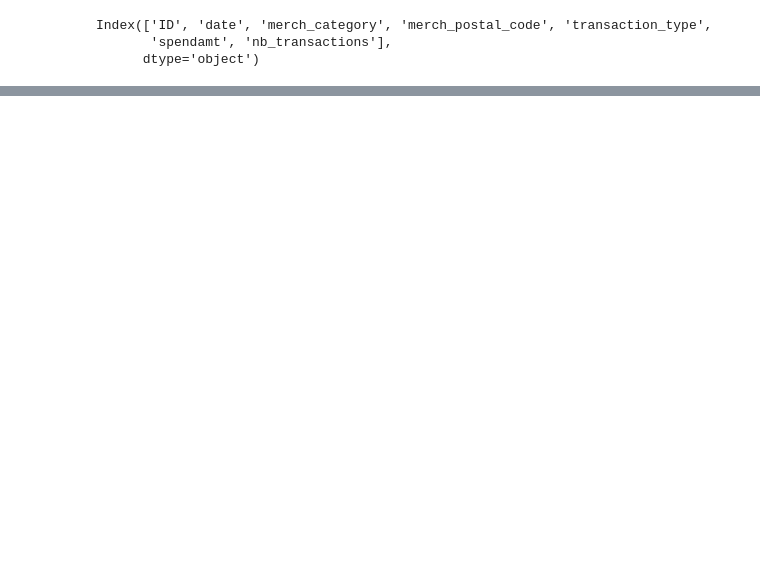
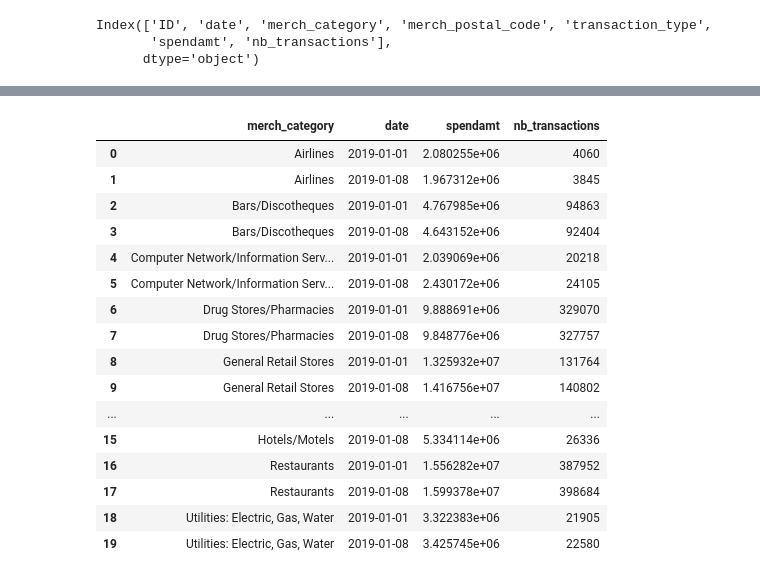
Before and after one commit to KnowledgeEdgeAI/PETs_for_Public_Health_Challenge, a Jupyter notebook: pet_milestone2.ipynb, the cells around one changed output, grey strips where cells are left out. Cells and saved outputs as stored; diff of their text form; code cells hidden in the pictures; blank space fills up the shorter version.

```diff
--- a/pet_milestone2.ipynb
+++ b/pet_milestone2.ipynb
@@ -106,0 +162,21 @@ AttributeError: module 'pandas' has no attribute 'df_is_equal'
+# %%
+df_grouped = df_filtered.groupby(["merch_category", "date"]).agg({"spendamt": "sum", "nb_transactions": "sum"}).reset_index()
+df_grouped[:100]
+# %% [output]
+|  | merch_category | date | spendamt | nb_transactions |
+| 0 | Airlines | 2019-01-01 | 2.080255e+06 | 4060 |
+| 1 | Airlines | 2019-01-08 | 1.967312e+06 | 3845 |
+| 2 | Bars/Discotheques | 2019-01-01 | 4.767985e+06 | 94863 |
+| 3 | Bars/Discotheques | 2019-01-08 | 4.643152e+06 | 92404 |
+| 4 | Computer Network/Information Serv... | 2019-01-01 | 2.039069e+06 | 20218 |
+| 5 | Computer Network/Information Serv... | 2019-01-08 | 2.430172e+06 | 24105 |
+| 6 | Drug Stores/Pharmacies | 2019-01-01 | 9.888691e+06 | 329070 |
+| 7 | Drug Stores/Pharmacies | 2019-01-08 | 9.848776e+06 | 327757 |
+| 8 | General Retail Stores | 2019-01-01 | 1.325932e+07 | 131764 |
+| 9 | General Retail Stores | 2019-01-08 | 1.416756e+07 | 140802 |
+| ... | ... | ... | ... | ... |
+| 15 | Hotels/Motels | 2019-01-08 | 5.334114e+06 | 26336 |
+| 16 | Restaurants | 2019-01-01 | 1.556282e+07 | 387952 |
+| 17 | Restaurants | 2019-01-08 | 1.599378e+07 | 398684 |
+| 18 | Utilities: Electric, Gas, Water | 2019-01-01 | 3.322383e+06 | 21905 |
+| 19 | Utilities: Electric, Gas, Water | 2019-01-08 | 3.425745e+06 | 22580 |
```
Also changed, not shown: parts of 19 cells of this notebook, 1 other file.
